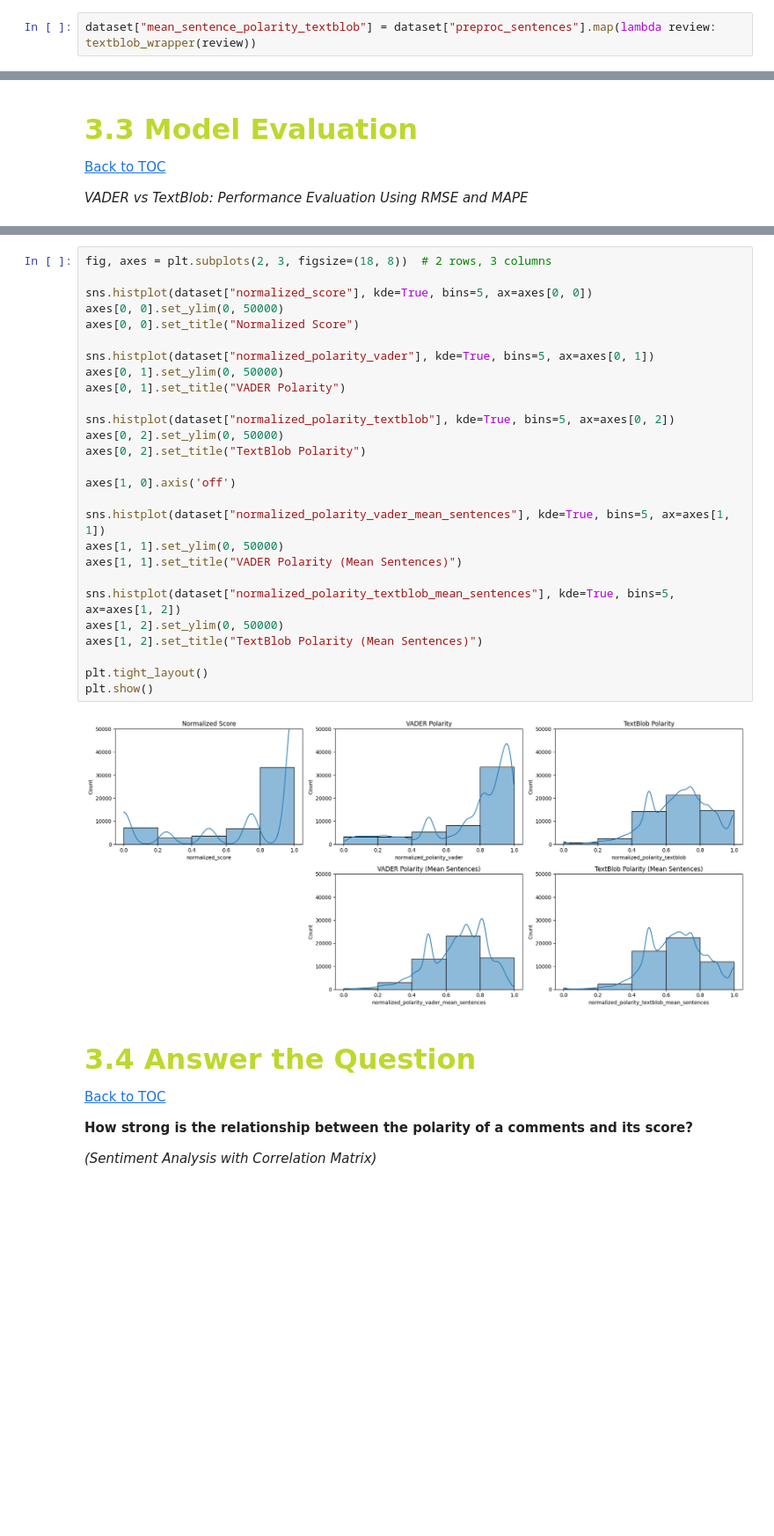
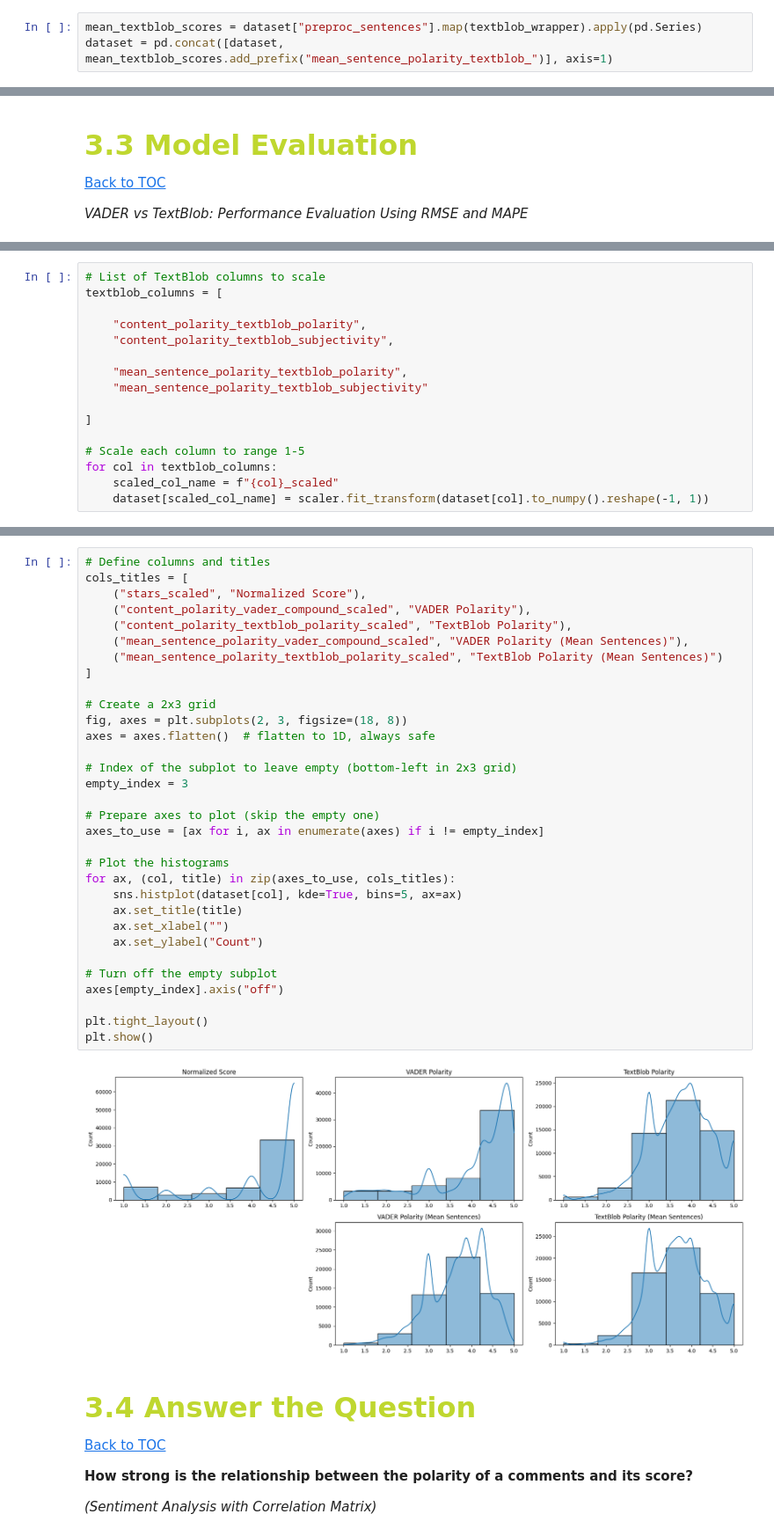
Before and after one commit to beatrizmarques2005/text_mining_in_reviews, a Jupyter notebook: notebooks/04_sentiment_analysis.ipynb, the cells around one changed output, grey strips where cells are left out. Shown at 88% size. Drawn from its saved outputs; the diff is of its cells as text; blank space fills up the shorter version.

```diff
--- a/notebooks/04_sentiment_analysis.ipynb
+++ b/notebooks/04_sentiment_analysis.ipynb
@@ -235,7 +262,8 @@ Textblob Polarity Sample:
 #### **3.2.2.2 Average Polarity Across Sentences** <a class="anchor" id="3_2_2_2"></a>
 *Mean polarity score based on sentence-level breakdown.*
 # %%
-dataset["mean_sentence_polarity_textblob"] = dataset["preproc_sentences"].map(lambda review: textblob_wrapper(review))
+mean_textblob_scores = dataset["preproc_sentences"].map(textblob_wrapper).apply(pd.Series)
+dataset = pd.concat([dataset, mean_textblob_scores.add_prefix("mean_sentence_polarity_textblob_")], axis=1)
 # %%
 print("\nReview:\n")
 print(dataset[['text']].sample(1, random_state=42).values)
@@ -347,0 +356,16 @@ dataset["normalized_polarity_textblob_mean_sentences"] = normalized_polarity_tex
+# %%
+# List of TextBlob columns to scale
+textblob_columns = [
+
+    "content_polarity_textblob_polarity",
+    "content_polarity_textblob_subjectivity",
+
+    "mean_sentence_polarity_textblob_polarity",
+    "mean_sentence_polarity_textblob_subjectivity"
+
+]
+
+# Scale each column to range 1-5
+for col in textblob_columns:
+    scaled_col_name = f"{col}_scaled"
+    dataset[scaled_col_name] = scaler.fit_transform(dataset[col].to_numpy().reshape(-1, 1))
@@ -348,32 +407,37 @@ dataset["normalized_polarity_textblob_mean_sentences"] = normalized_polarity_tex
 # %%
-fig, axes = plt.subplots(2, 3, figsize=(18, 8))  # 2 rows, 3 columns
+# Define columns and titles
+cols_titles = [
+    ("stars_scaled", "Normalized Score"),
+    ("content_polarity_vader_compound_scaled", "VADER Polarity"),
+    ("content_polarity_textblob_polarity_scaled", "TextBlob Polarity"),
+    ("mean_sentence_polarity_vader_compound_scaled", "VADER Polarity (Mean Sentences)"),
+    ("mean_sentence_polarity_textblob_polarity_scaled", "TextBlob Polarity (Mean Sentences)")
+]
 
-sns.histplot(dataset["normalized_score"], kde=True, bins=5, ax=axes[0, 0])
-axes[0, 0].set_ylim(0, 50000)
-axes[0, 0].set_title("Normalized Score")
+# Create a 2x3 grid
+fig, axes = plt.subplots(2, 3, figsize=(18, 8))
+axes = axes.flatten()  # flatten to 1D, always safe
 
-sns.histplot(dataset["normalized_polarity_vader"], kde=True, bins=5, ax=axes[0, 1])
-axes[0, 1].set_ylim(0, 50000)
-axes[0, 1].set_title("VADER Polarity")
+# Index of the subplot to leave empty (bottom-left in 2x3 grid)
+empty_index = 3
 
-sns.histplot(dataset["normalized_polarity_textblob"], kde=True, bins=5, ax=axes[0, 2])
-axes[0, 2].set_ylim(0, 50000)
-axes[0, 2].set_title("TextBlob Polarity")
+# Prepare axes to plot (skip the empty one)
+axes_to_use = [ax for i, ax in enumerate(axes) if i != empty_index]
 
-axes[1, 0].axis('off')
+# Plot the histograms
+for ax, (col, title) in zip(axes_to_use, cols_titles):
+    sns.histplot(dataset[col], kde=True, bins=5, ax=ax)
+    ax.set_title(title)
+    ax.set_xlabel("")
+    ax.set_ylabel("Count")
 
-sns.histplot(dataset["normalized_polarity_vader_mean_sentences"], kde=True, bins=5, ax=axes[1, 1])
-axes[1, 1].set_ylim(0, 50000)
-axes[1, 1].set_title("VADER Polarity (Mean Sentences)")
-
-sns.histplot(dataset["normalized_polarity_textblob_mean_sentences"], kde=True, bins=5, ax=axes[1, 2])
-axes[1, 2].set_ylim(0, 50000)
-axes[1, 2].set_title("TextBlob Polarity (Mean Sentences)")
+# Turn off the empty subplot
+axes[empty_index].axis("off")
 
 plt.tight_layout()
 plt.show()
 # %% [output]
-[figure, old version]
+[figure, new version]
 # %% [markdown]
 ## <font color='#BFD72F' size=6>3.4 Answer the Question</font> <a class="anchor" id="3_4"></a>
 
```
Also changed, not shown: parts of 23 cells of this notebook, 6 other files.
